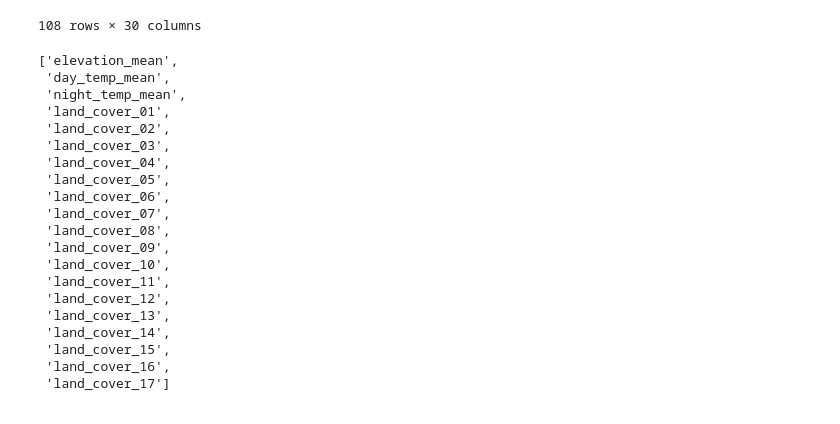
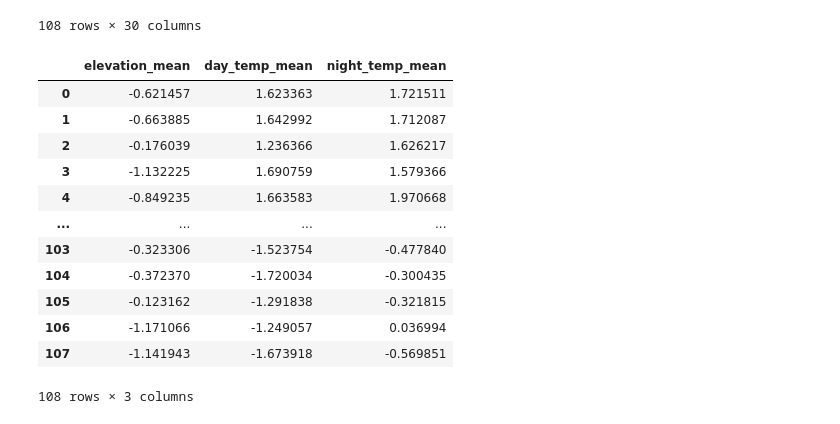
Before and after one commit to acmiyaguchi/iyse4620-birdcall-distributions, a Jupyter notebook: notebooks/2022-11-11-car-model.ipynb, the cells around one changed output. Saved outputs shown, nothing was run; the diff lists cells and outputs as text; code cells hidden in the pictures.

```diff
--- a/notebooks/2022-11-11-car-model.ipynb
+++ b/notebooks/2022-11-11-car-model.ipynb
@@ -86,25 +87,23 @@ prep_df
 | 107 | -125.0_40.25 | 2.0 | 0.75 | 1009 | 21.103701 | -2 | 835 | ... |
 108 rows × 30 columns
 # %%
-[col for col in prep_df.columns if ("mean" in col) or ("land_cover" in col)]
+# data_cols = [col for col in prep_df.columns if ("mean" in col) or ("land_cover" in col)]
+data_cols = [col for col in prep_df.columns if ("mean" in col)]
+scaler = StandardScaler()
+scaler.fit(prep_df[data_cols])
+scaled_data_df = pd.DataFrame(scaler.transform(prep_df[data_cols]), columns=data_cols)
+scaled_data_df
 # %% [output]
+|  | elevation_mean | day_temp_mean | night_temp_mean |
+| 0 | -0.621457 | 1.623363 | 1.721511 |
+| 1 | -0.663885 | 1.642992 | 1.712087 |
+| 2 | -0.176039 | 1.236366 | 1.626217 |
+| 3 | -1.132225 | 1.690759 | 1.579366 |
+| 4 | -0.849235 | 1.663583 | 1.970668 |
+| ... | ... | ... | ... |
+| 103 | -0.323306 | -1.523754 | -0.477840 |
+| 104 | -0.372370 | -1.720034 | -0.300435 |
+| 105 | -0.123162 | -1.291838 | -0.321815 |
+| 106 | -1.171066 | -1.249057 | 0.036994 |
+| 107 | -1.141943 | -1.673918 | -0.569851 |
-['elevation_mean',
- 'day_temp_mean',
- 'night_temp_mean',
- 'land_cover_01',
- 'land_cover_02',
- 'land_cover_03',
- 'land_cover_04',
- 'land_cover_05',
- 'land_cover_06',
- 'land_cover_07',
- 'land_cover_08',
- 'land_cover_09',
- 'land_cover_10',
- 'land_cover_11',
- 'land_cover_12',
- 'land_cover_13',
- 'land_cover_14',
- 'land_cover_15',
- 'land_cover_16',
- 'land_cover_17']
+108 rows × 3 columns
```
Also changed, not shown: parts of 6 cells of this notebook, 3 other files.
